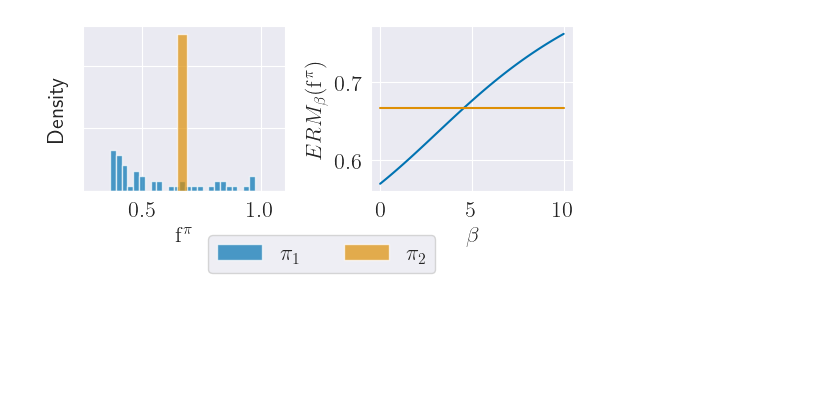
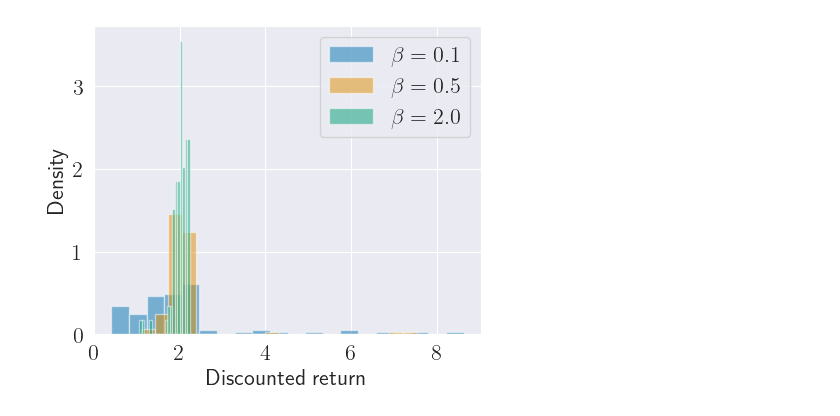
Before and after one commit to PPSantos/risk-aware-mcts, a Jupyter notebook: erm_mcts.ipynb, the cells around one changed output. Drawn from its saved outputs; the diff is of its cells as text; code cells hidden in the pictures; blank space fills up the shorter version.

```diff
--- a/erm_mcts.ipynb
+++ b/erm_mcts.ipynb
@@ -146,38 +50,0 @@ for policy in policies:
-# %%
-POLICY_1_IDX = 6
-POLICY_2_IDX = 9
-
-
-fig, (ax1, ax2) = plt.subplots(1, 2)
-fig.set_size_inches(6.0, 2.5)
-fig.tight_layout()
-
-
-ax1.hist(DATA[POLICY_1_IDX]["estimated_f_d_pi"][:,-1], density=True, bins=25, alpha=0.7, label=r'$\pi_1$')
-ax1.hist(DATA[POLICY_2_IDX]["estimated_f_d_pi"][:,-1], density=True, bins=25, alpha=0.7, label=r'$\pi_2$')
-
-ax1.set_xlabel(r'$\mathrm{f}^{\pi}$');
-ax1.set_ylabel('Density');
-ax1.grid()
-ax1.legend(ncol=2, bbox_to_anchor=(1.8, -0.2))
-ax1.set_xlim(0.25,1.1)
-ax1.set_yticklabels([])
-
-for (policy_idx, policy_lbl) in zip([POLICY_1_IDX,POLICY_2_IDX], [r'$\pi_1$', r'$\pi_2$']):
-    betas = np.linspace(0.01, 10.0, 100)
-    ys = []
-    for beta in betas:
-        ys.append(calculate_erm(DATA[policy_idx]["estimated_f_d_pi"][:,-1], beta=beta))
-
-    ax2.plot(betas, ys, label=policy_lbl)
-
-ax2.grid()
-# ax2.legend()
-ax2.set_xlabel(r'$\beta$');
-ax2.set_ylabel(r'$ERM_\beta(\mathrm{f}^{\pi})$');
-
-plt.savefig("erm_motivating_example_entropy.pdf", bbox_inches='tight')
-
-plt.show()
-# %% [output]
-[figure, removed]
@@ -233,0 +51,42 @@ for cvar_alpha, mcts_path in mcts_planner_paths.items():
+# %%
+exp_steps = 1_000
+
+mcts_planner_paths = {
+    0.1: 'four_state_mdp_mcts_gamma_0.9_beta_0.1_2025-11-17-09-39-52',
+    0.5: "four_state_mdp_mcts_gamma_0.9_beta_0.5_2025-11-17-11-54-35",
+    1.0: "four_state_mdp_mcts_gamma_0.9_beta_1.0_2025-11-17-11-55-49",
+    2.0: "four_state_mdp_mcts_gamma_0.9_beta_2.0_2025-11-17-11-56-59",
+    3.0: "four_state_mdp_mcts_gamma_0.9_beta_3.0_2025-11-17-11-58-09",
+    4.0: "four_state_mdp_mcts_gamma_0.9_beta_4.0_2025-11-17-11-59-18",
+    5.0: 'four_state_mdp_mcts_gamma_0.9_beta_5.0_2025-11-17-09-40-38',
+}
+
+mcts_planner_data = {}
+
+for erm_beta, mcts_path in mcts_planner_paths.items():
+    # Load MCTS planner data and MDP.
+    with open("data/" + mcts_path + "/exp_data.json", 'r') as f:
+        mcts_plan_data = json.load(f)
+        mcts_plan_data = json.loads(mcts_plan_data)
+    f.close()
+    mcts_planner_data[erm_beta] = mcts_plan_data
+
+# print(mcts_planner_data)
+# %%
+fig = plt.figure()
+fig.set_size_inches(5.0, 4.0)
+fig.tight_layout()
+
+plt.hist(mcts_planner_data[0.1]["f_vals"], density=True, bins=20, alpha=0.5, label=r'$\beta=0.1$')
+plt.hist(mcts_planner_data[0.5]["f_vals"], density=True, bins=20, alpha=0.5, label=r'$\beta=0.5$')
+plt.hist(mcts_planner_data[2.0]["f_vals"], density=True, bins=20, alpha=0.5, label=r'$\beta=2.0$')
+plt.ylabel('Density')
+plt.xlabel("Discounted return")
+plt.grid()
+
+plt.legend()
+
+# plt.savefig("f_dist_entropy_example.pdf", bbox_inches='tight')
+plt.show()
+# %% [output]
+[figure, added]
```
Also changed, not shown: parts of 28 cells of this notebook, 2 other files.
